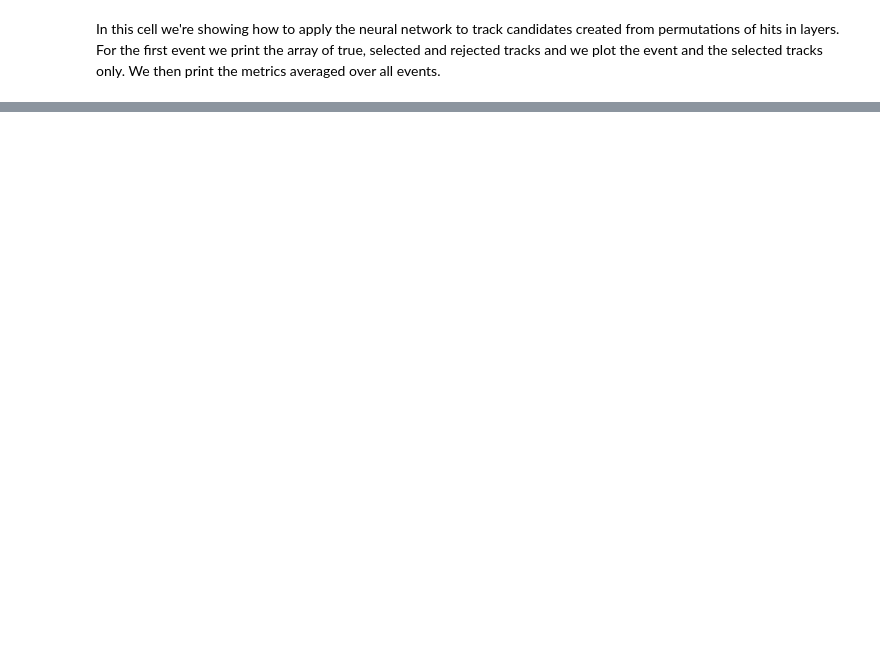
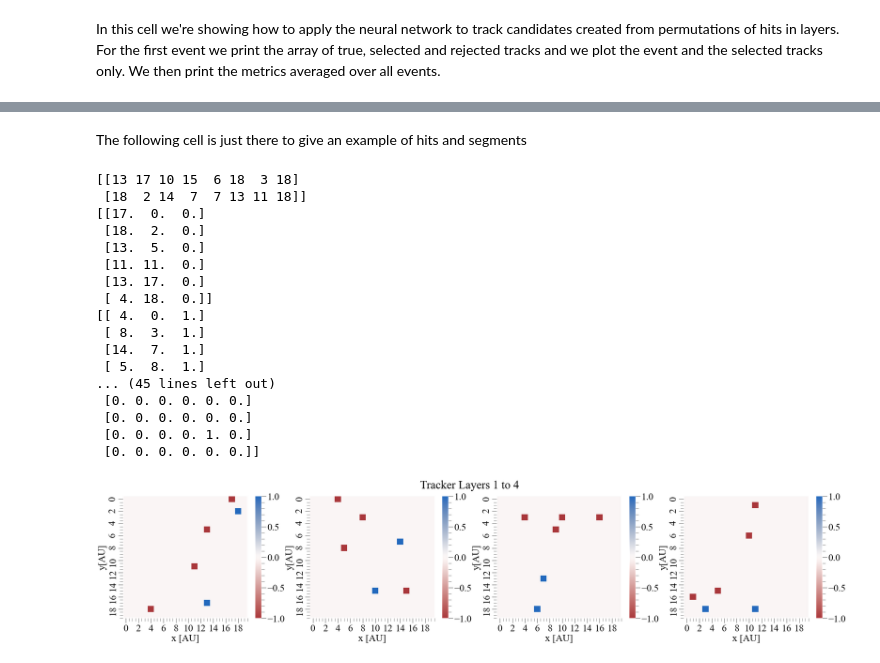
Before and after one commit to rtysonCLAS12/ML_notebooks, a Jupyter notebook: Toy_Tracker.ipynb, the cells around one changed output, grey strips where cells are left out. Drawn from its saved outputs; the diff is of its cells as text; code cells hidden in the pictures; blank space fills up the shorter version.

```diff
--- a/Toy_Tracker.ipynb
+++ b/Toy_Tracker.ipynb
@@ -807,3 +944,29 @@ Applying the track ID (when cutting on response) took on average 0.0369685208797
+# %% [markdown]
+The following cell is just there to give an example of hits and segments
+# %%
+true_tracks,event_array=genEvent(depth,width,height,nbTracks,resolution,nbNoise,allow_overlap)
+print(true_tracks)
+hits=get_hits_and_edges(event_array,true_tracks,width,height,depth)
+plotEvent(event_array,width,height,ticks)
+# %% [output]
+[[13 17 10 15  6 18  3 18]
+ [18  2 14  7  7 13 11 18]]
+[[17.  0.  0.]
+ [18.  2.  0.]
+ [13.  5.  0.]
+ [11. 11.  0.]
+ [13. 17.  0.]
+ [ 4. 18.  0.]]
+[[ 4.  0.  1.]
+ [ 8.  3.  1.]
+ [14.  7.  1.]
+ [ 5.  8.  1.]
+... (45 lines left out)
+ [0. 0. 0. 0. 0. 0.]
+ [0. 0. 0. 0. 0. 0.]
+ [0. 0. 0. 0. 1. 0.]
+ [0. 0. 0. 0. 0. 0.]]
+[figure, added]
 # %% [markdown]
 The following cell has a bunch of helper function to train a graph neural network to id tracks. This is based on the GravNet or GarNet layers (see https://github.com/jkiesele/caloGraphNN/blob/master/caloGraphNN_keras.py, Eur. Phys. J. C (2019) 79:608 and arXiv:2008.03601v2).
 
```
Also changed, not shown: parts of 18 cells of this notebook, 1 other file.
